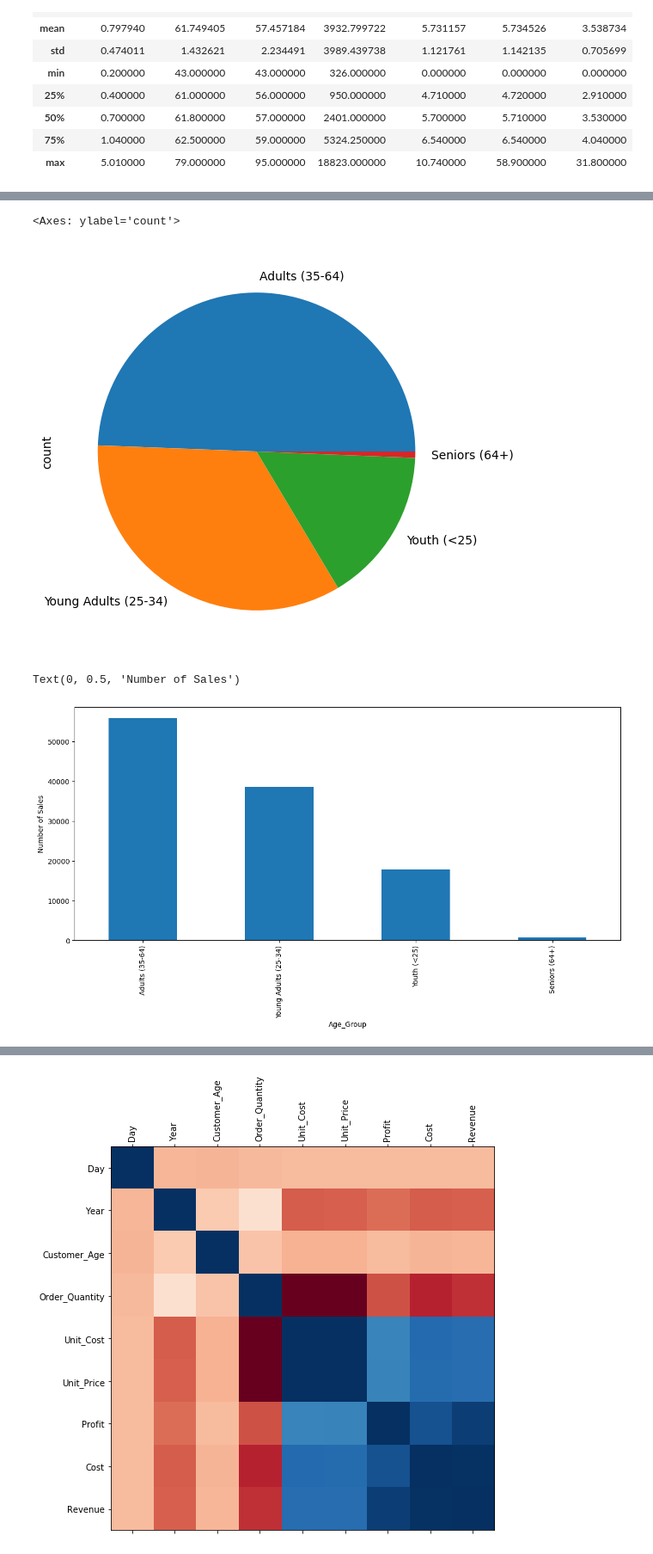
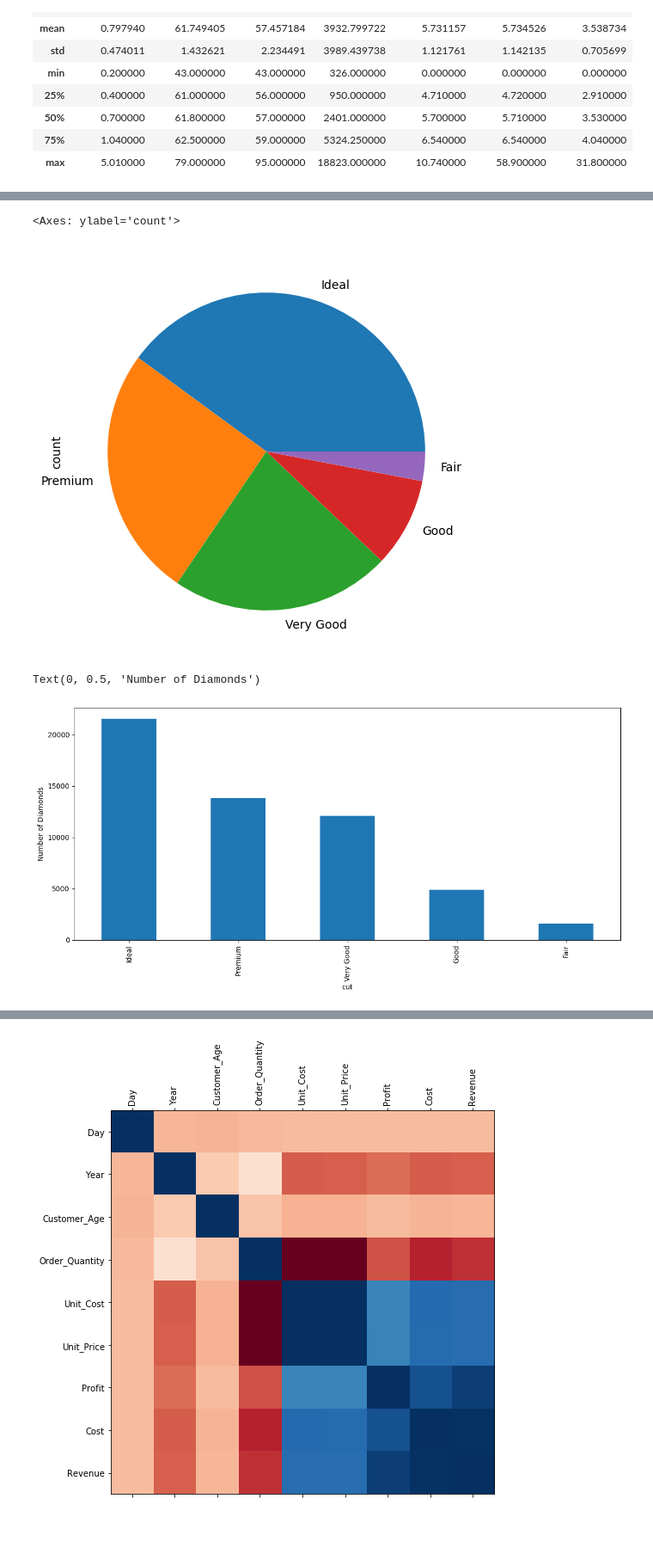
Before and after one commit to Ammar743/ML-Diamond, a Jupyter notebook: Clean_Data.ipynb, the cells around one changed output, grey strips where cells are left out. Shown at 86% size. Drawn from its saved outputs; the diff is of its cells as text; code cells hidden in the pictures; blank space fills up the shorter version.

```diff
--- a/Clean_Data.ipynb
+++ b/Clean_Data.ipynb
@@ -154,14 +157,14 @@ Name: count, dtype: int64
 # %%
-sales['Age_Group'].value_counts().plot(kind='pie', figsize=(6,6))
+diamond['cut'].value_counts().plot(kind='pie', figsize=(6,6))
 # %% [output]
 <Axes: ylabel='count'>
-[figure, old version]
+[figure, new version]
 # %%
-ax = sales['Age_Group'].value_counts().plot(kind='bar', figsize=(14,6))
-ax.set_ylabel('Number of Sales')
+ax = diamond['cut'].value_counts().plot(kind='bar', figsize=(14,6))
+ax.set_ylabel('Number of Diamonds')
 # %% [output]
-Text(0, 0.5, 'Number of Sales')
+Text(0, 0.5, 'Number of Diamonds')
-[figure, old version]
+[figure, new version]
 # %% [markdown]
 ![green-divider](https://user-images.githubusercontent.com/7065401/52071924-c003ad80-2562-11e9-8297-1c6595f8a7ff.png)
 
```
Also changed, not shown: parts of 17 cells of this notebook.
